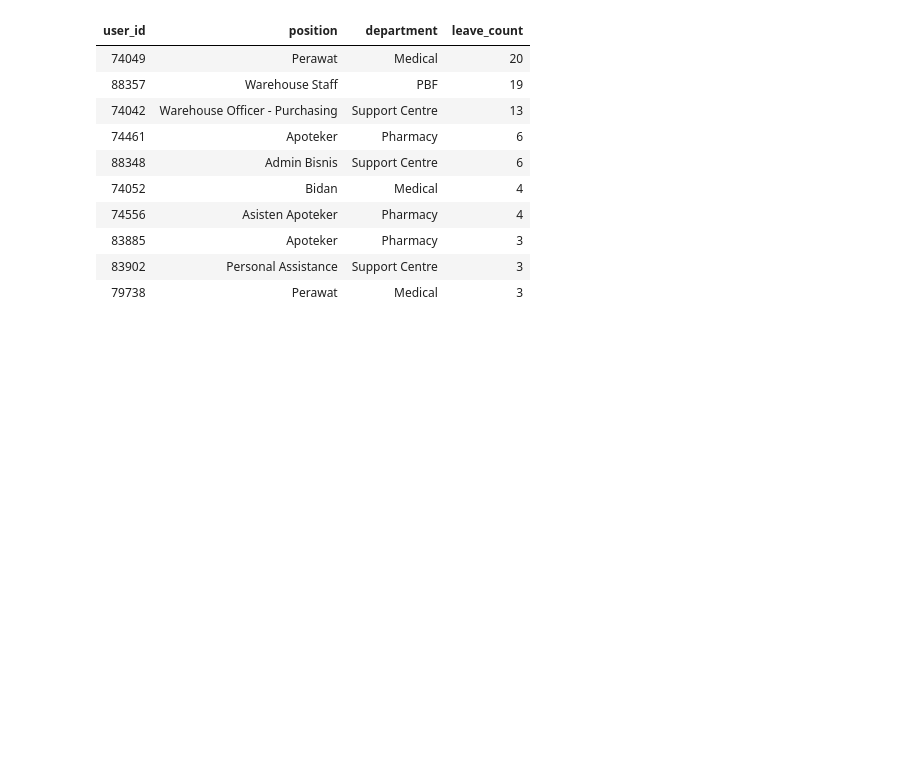
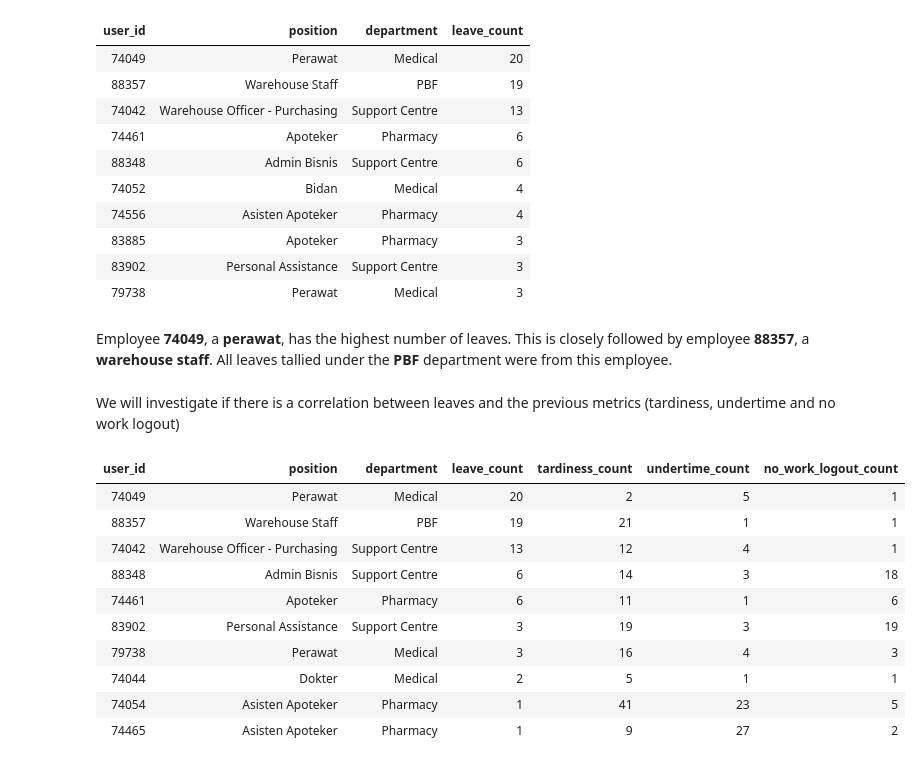
Before and after one commit to ebernardino01/DataAnalystPortfolio, a Jupyter notebook: Clockster/Clockster_Data_Analysis_Notebook.ipynb, the cells around one changed output. Saved outputs shown, nothing was run; the diff lists cells and outputs as text; code cells hidden in the pictures; blank space fills up the shorter version.

```diff
--- a/Clockster/Clockster_Data_Analysis_Notebook.ipynb
+++ b/Clockster/Clockster_Data_Analysis_Notebook.ipynb
@@ -1068,3 +1075,51 @@ leaves_by_emp.head(10).style.hide(axis='index')
 | 83885 | Apoteker | Pharmacy | 3 |
 | 83902 | Personal Assistance | Support Centre | 3 |
 | 79738 | Perawat | Medical | 3 |
+# %% [markdown]
+Employee **74049**, a **perawat**, has the highest number of leaves. This is closely followed by employee **88357**, a **warehouse staff**. All leaves tallied under the **PBF** department were from this employee.
+# %% [markdown]
+We will investigate if there is a correlation between leaves and the previous metrics (tardiness, undertime and no work logout)
+# %%
+# Merge the tallies from the previous dataframes to come up with a summarized
+# table of counts by employee
+tardy_leave = pd.merge(
+    leaves_by_emp,
+    tardy_by_emp,
+    on=['user_id', 'position'],
+    how='inner'
+)
+tardy_leave_undertime = tardy_leave.merge(
+    undertime_by_emp,
+    on=['user_id', 'position'],
+    how='inner'
+)
+tardy_leave_undertime_no_logout = tardy_leave_undertime.merge(
+    no_logout_by_emp,
+    on=['user_id', 'position'],
+    how='inner'
+)
+
+sort_cols = [
+    'leave_count',
+    'tardiness_count',
+    'undertime_count',
+    'no_work_logout_count'
+]
+tardy_leave_undertime_no_logout.sort_values(
+    by=sort_cols,
+    ascending=False,
+    inplace=True
+)
+tardy_leave_undertime_no_logout.head(10).style.hide(axis='index')
+# %% [output]
+| user_id | position | department | leave_count | tardiness_count | undertime_count | no_work_logout_count |
+| 74049 | Perawat | Medical | 20 | 2 | 5 | 1 |
+| 88357 | Warehouse Staff | PBF | 19 | 21 | 1 | 1 |
+| 74042 | Warehouse Officer - Purchasing | Support Centre | 13 | 12 | 4 | 1 |
+| 88348 | Admin Bisnis | Support Centre | 6 | 14 | 3 | 18 |
+| 74461 | Apoteker | Pharmacy | 6 | 11 | 1 | 6 |
+| 83902 | Personal Assistance | Support Centre | 3 | 19 | 3 | 19 |
+| 79738 | Perawat | Medical | 3 | 16 | 4 | 3 |
+| 74044 | Dokter | Medical | 2 | 5 | 1 | 1 |
+| 74054 | Asisten Apoteker | Pharmacy | 1 | 41 | 23 | 5 |
+| 74465 | Asisten Apoteker | Pharmacy | 1 | 9 | 27 | 2 |
```
Also changed, not shown: parts of 26 cells of this notebook.
